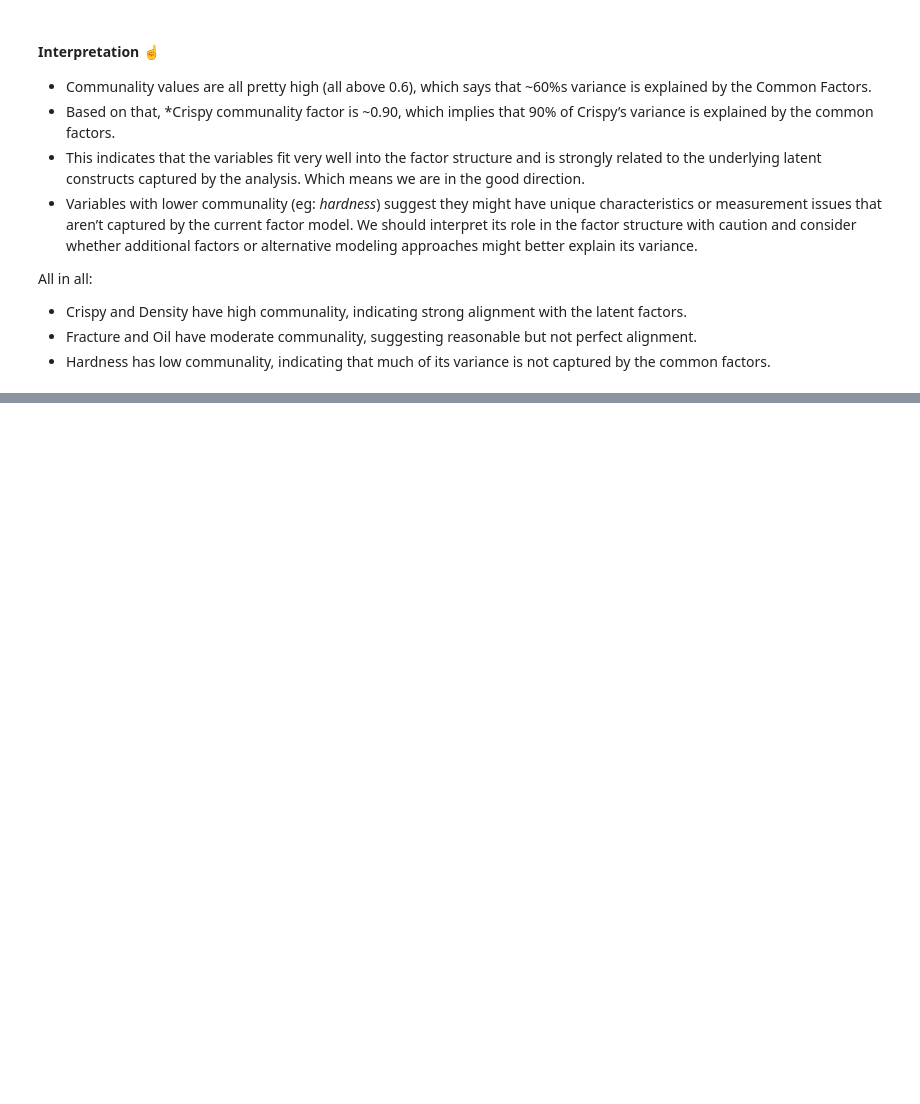
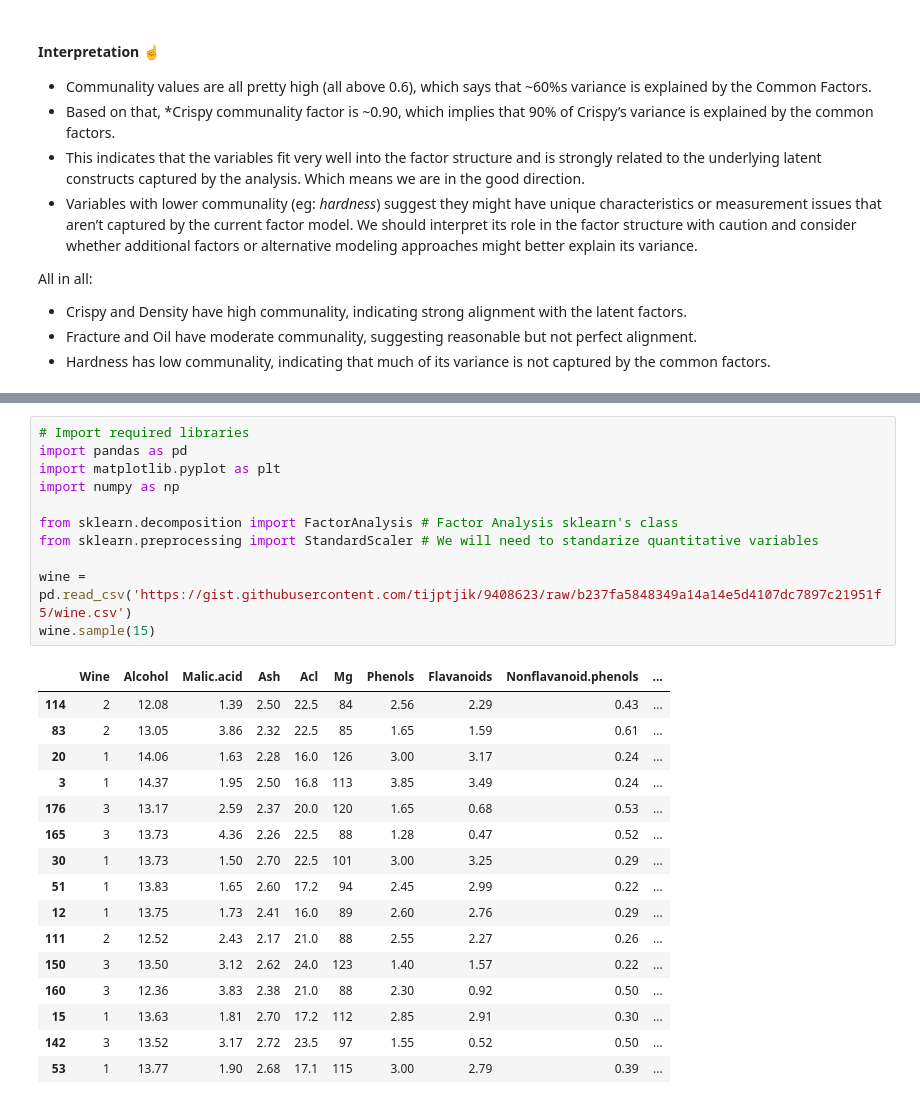
Before and after one commit to jrbayguade/jrbayguade-Data_treatment_Dimensionality_Reduction_Factorial_Analaysis, a Jupyter notebook: T7_Factorial_Analysis.ipynb, the cells around one changed output, grey strips where cells are left out. Drawn from its saved outputs; the diff is of its cells as text; blank space fills up the shorter version.

```diff
--- a/T7_Factorial_Analysis.ipynb
+++ b/T7_Factorial_Analysis.ipynb
@@ -180,0 +189,28 @@ All in all:
+# %%
+# Import required libraries
+import pandas as pd
+import matplotlib.pyplot as plt
+import numpy as np
+
+from sklearn.decomposition import FactorAnalysis # Factor Analysis sklearn's class
+from sklearn.preprocessing import StandardScaler # We will need to standarize quantitative variables
+
+wine = pd.read_csv('https://gist.githubusercontent.com/tijptjik/9408623/raw/b237fa5848349a14a14e5d4107dc7897c21951f5/wine.csv')
+wine.sample(15)
+# %% [output]
+|  | Wine | Alcohol | Malic.acid | Ash | Acl | Mg | Phenols | Flavanoids | Nonflavanoid.phenols | ... |
+| 114 | 2 | 12.08 | 1.39 | 2.50 | 22.5 | 84 | 2.56 | 2.29 | 0.43 | ... |
+| 83 | 2 | 13.05 | 3.86 | 2.32 | 22.5 | 85 | 1.65 | 1.59 | 0.61 | ... |
+| 20 | 1 | 14.06 | 1.63 | 2.28 | 16.0 | 126 | 3.00 | 3.17 | 0.24 | ... |
+| 3 | 1 | 14.37 | 1.95 | 2.50 | 16.8 | 113 | 3.85 | 3.49 | 0.24 | ... |
+| 176 | 3 | 13.17 | 2.59 | 2.37 | 20.0 | 120 | 1.65 | 0.68 | 0.53 | ... |
+| 165 | 3 | 13.73 | 4.36 | 2.26 | 22.5 | 88 | 1.28 | 0.47 | 0.52 | ... |
+| 30 | 1 | 13.73 | 1.50 | 2.70 | 22.5 | 101 | 3.00 | 3.25 | 0.29 | ... |
+| 51 | 1 | 13.83 | 1.65 | 2.60 | 17.2 | 94 | 2.45 | 2.99 | 0.22 | ... |
+| 12 | 1 | 13.75 | 1.73 | 2.41 | 16.0 | 89 | 2.60 | 2.76 | 0.29 | ... |
+| 111 | 2 | 12.52 | 2.43 | 2.17 | 21.0 | 88 | 2.55 | 2.27 | 0.26 | ... |
+| 150 | 3 | 13.50 | 3.12 | 2.62 | 24.0 | 123 | 1.40 | 1.57 | 0.22 | ... |
+| 160 | 3 | 12.36 | 3.83 | 2.38 | 21.0 | 88 | 2.30 | 0.92 | 0.50 | ... |
+| 15 | 1 | 13.63 | 1.81 | 2.70 | 17.2 | 112 | 2.85 | 2.91 | 0.30 | ... |
+| 142 | 3 | 13.52 | 3.17 | 2.72 | 23.5 | 97 | 1.55 | 0.52 | 0.50 | ... |
+| 53 | 1 | 13.77 | 1.90 | 2.68 | 17.1 | 115 | 3.00 | 2.79 | 0.39 | ... |
```
Also changed, not shown: parts of 4 cells of this notebook.
